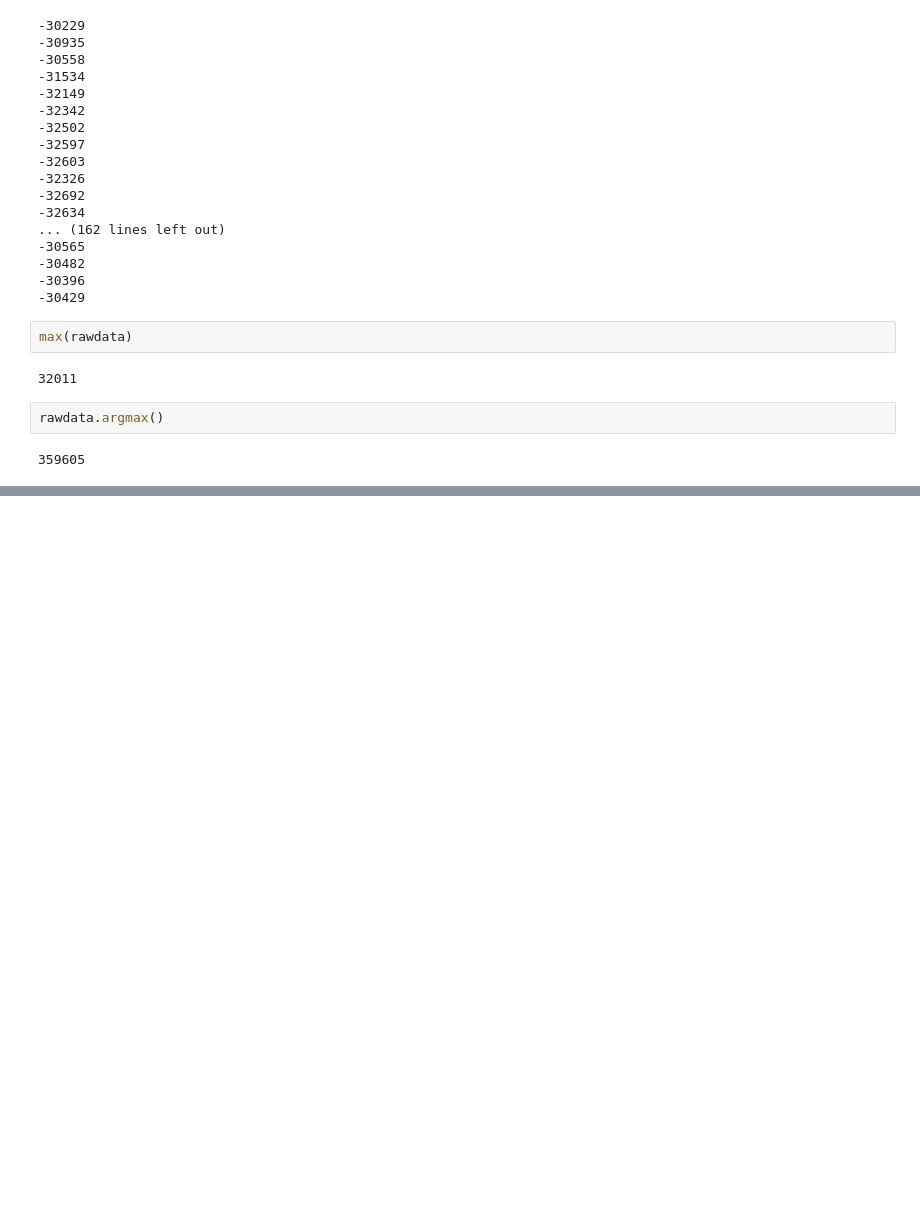
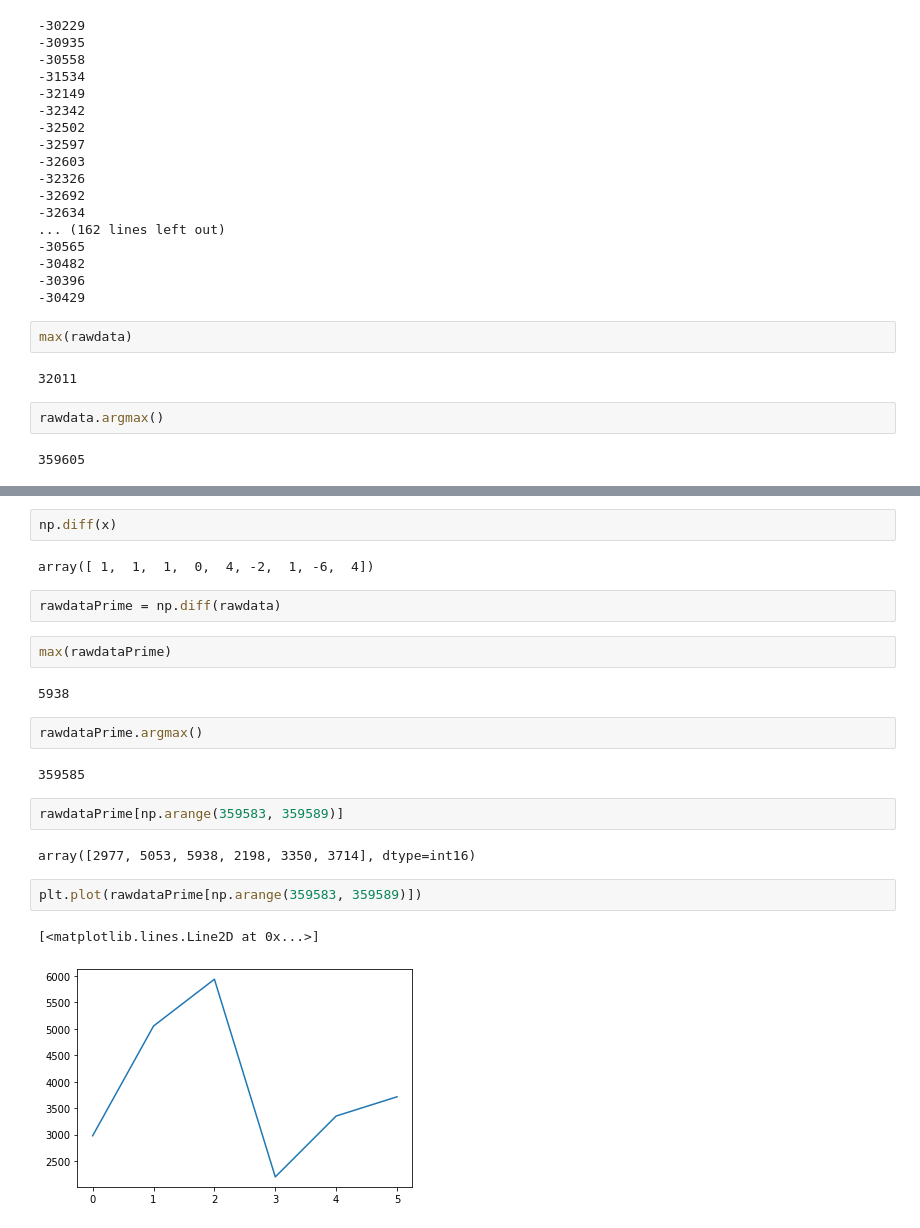
Before and after one commit to garfield-gray/Pro, a Jupyter notebook: noisydatafitting.ipynb, the cells around one changed output, grey strips where cells are left out. Drawn from its saved outputs; the diff is of its cells as text; blank space fills up the shorter version.

```diff
--- a/noisydatafitting.ipynb
+++ b/noisydatafitting.ipynb
@@ -222,0 +229,23 @@ rawdata.argmax()
+# %%
+np.diff(x)
+# %% [output]
+array([ 1,  1,  1,  0,  4, -2,  1, -6,  4])
+# %%
+rawdataPrime = np.diff(rawdata)
+# %%
+max(rawdataPrime)
+# %% [output]
+5938
+# %%
+rawdataPrime.argmax()
+# %% [output]
+359585
+# %%
+rawdataPrime[np.arange(359583, 359589)]
+# %% [output]
+array([2977, 5053, 5938, 2198, 3350, 3714], dtype=int16)
+# %%
+plt.plot(rawdataPrime[np.arange(359583, 359589)])
+# %% [output]
+[<matplotlib.lines.Line2D at 0x...>]
+[figure, added]
```
Also changed, not shown: parts of 19 cells of this notebook.
